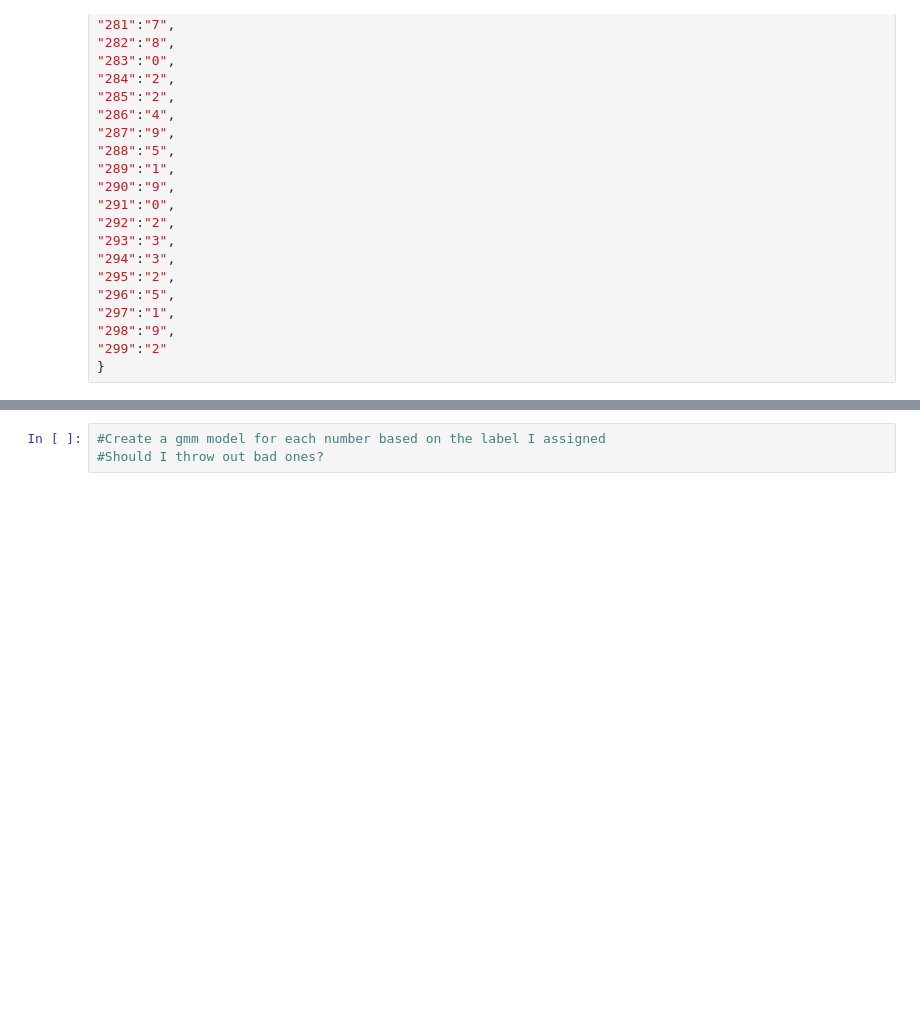
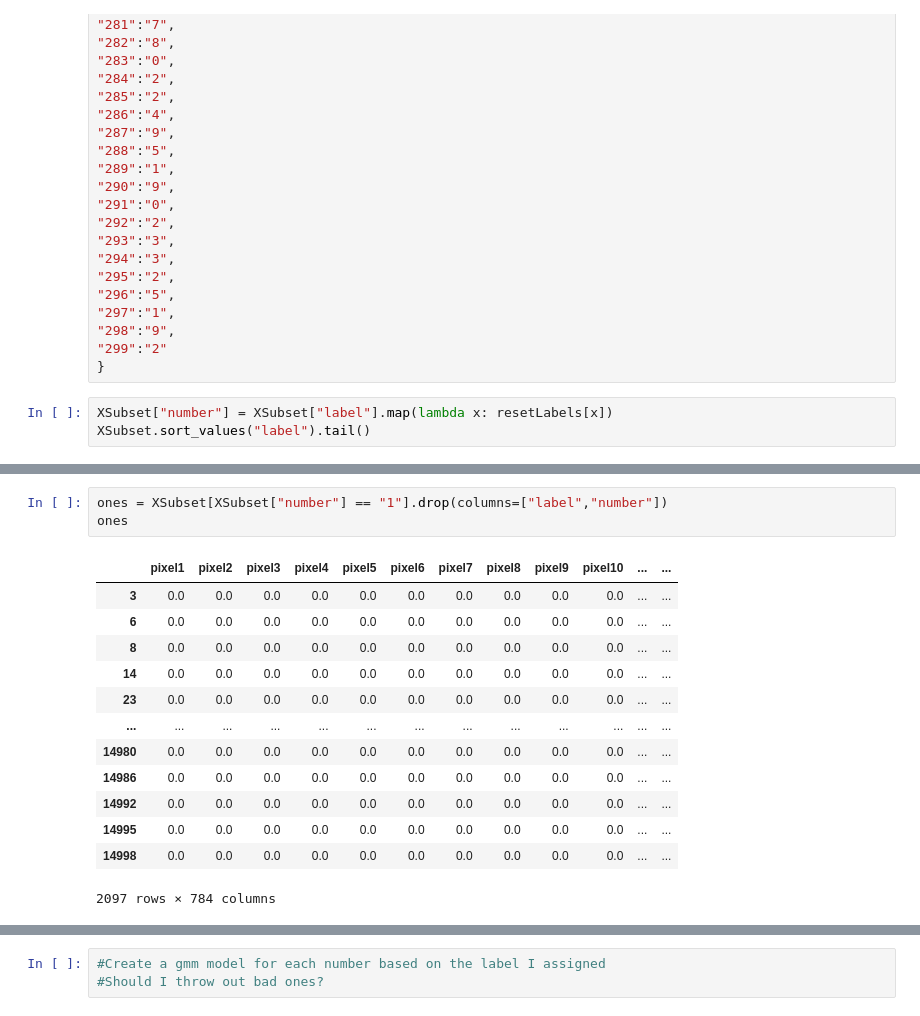
Before and after one commit to shaunmcgregor/ItML_Asn_3_Students, a Jupyter notebook: cluster_asn.ipynb, the cells around one changed output, grey strips where cells are left out. Cells and saved outputs as stored; diff of their text form; blank space fills up the shorter version.

```diff
--- a/cluster_asn.ipynb
+++ b/cluster_asn.ipynb
@@ -480,3 +470,6 @@ resetLabels = {
 "298":"9",
 "299":"2"
 }
+# %%
+XSubset["number"] = XSubset["label"].map(lambda x: resetLabels[x])
+XSubset.sort_values("label").tail()
@@ -482,0 +489,17 @@ resetLabels = {
+# %%
+ones = XSubset[XSubset["number"] == "1"].drop(columns=["label","number"])
+ones
+# %% [output]
+|  | pixel1 | pixel2 | pixel3 | pixel4 | pixel5 | pixel6 | pixel7 | pixel8 | pixel9 | pixel10 | ... | ... |
+| 3 | 0.0 | 0.0 | 0.0 | 0.0 | 0.0 | 0.0 | 0.0 | 0.0 | 0.0 | 0.0 | ... | ... |
+| 6 | 0.0 | 0.0 | 0.0 | 0.0 | 0.0 | 0.0 | 0.0 | 0.0 | 0.0 | 0.0 | ... | ... |
+| 8 | 0.0 | 0.0 | 0.0 | 0.0 | 0.0 | 0.0 | 0.0 | 0.0 | 0.0 | 0.0 | ... | ... |
+| 14 | 0.0 | 0.0 | 0.0 | 0.0 | 0.0 | 0.0 | 0.0 | 0.0 | 0.0 | 0.0 | ... | ... |
+| 23 | 0.0 | 0.0 | 0.0 | 0.0 | 0.0 | 0.0 | 0.0 | 0.0 | 0.0 | 0.0 | ... | ... |
+| ... | ... | ... | ... | ... | ... | ... | ... | ... | ... | ... | ... | ... |
+| 14980 | 0.0 | 0.0 | 0.0 | 0.0 | 0.0 | 0.0 | 0.0 | 0.0 | 0.0 | 0.0 | ... | ... |
+| 14986 | 0.0 | 0.0 | 0.0 | 0.0 | 0.0 | 0.0 | 0.0 | 0.0 | 0.0 | 0.0 | ... | ... |
+| 14992 | 0.0 | 0.0 | 0.0 | 0.0 | 0.0 | 0.0 | 0.0 | 0.0 | 0.0 | 0.0 | ... | ... |
+| 14995 | 0.0 | 0.0 | 0.0 | 0.0 | 0.0 | 0.0 | 0.0 | 0.0 | 0.0 | 0.0 | ... | ... |
+| 14998 | 0.0 | 0.0 | 0.0 | 0.0 | 0.0 | 0.0 | 0.0 | 0.0 | 0.0 | 0.0 | ... | ... |
+2097 rows × 784 columns
```
Also changed, not shown: parts of 7 cells of this notebook.
